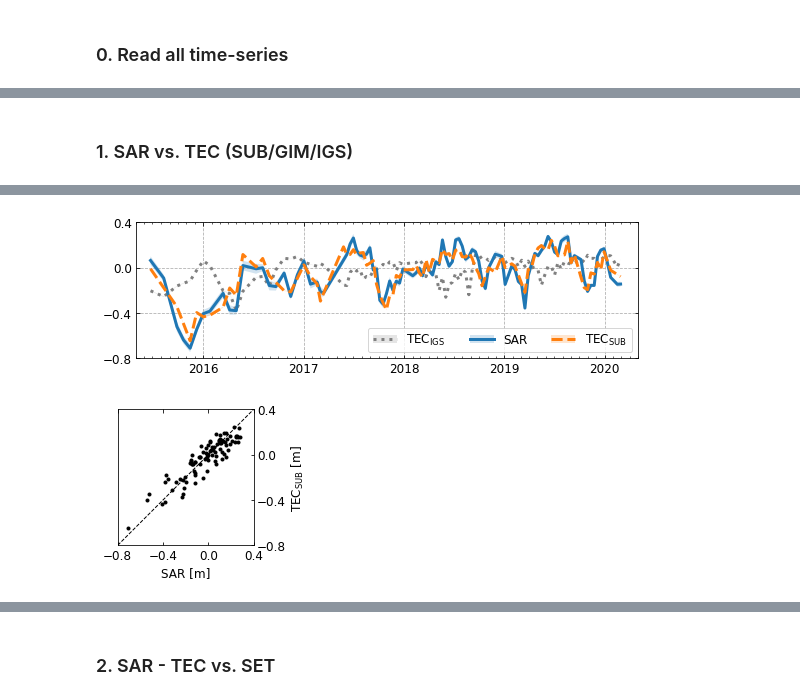
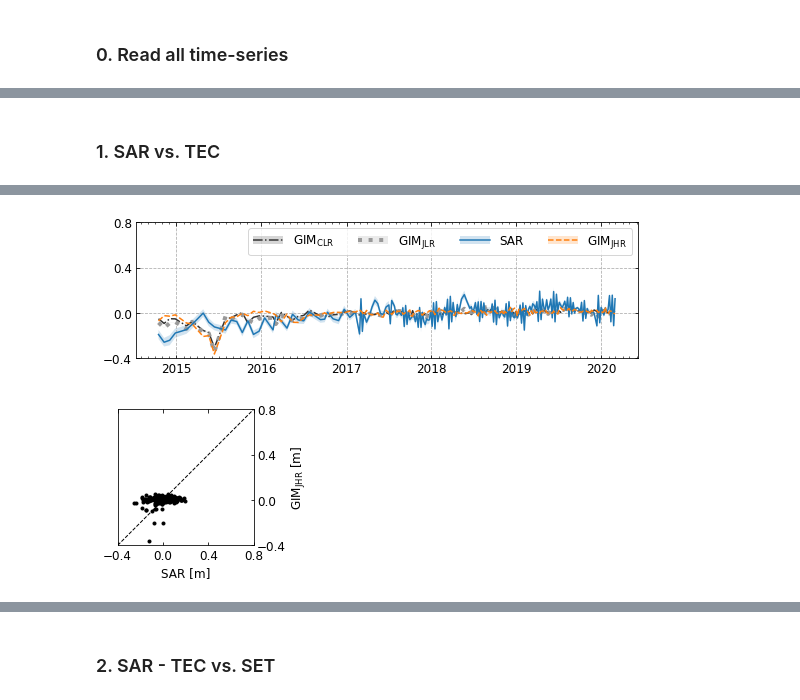
Before and after one commit to yunjunz/2022-Geolocation, a Jupyter notebook: Fig_TS_comp.ipynb, the cells around one changed output, grey strips where cells are left out. Saved outputs shown, nothing was run; the diff lists cells and outputs as text; code cells hidden in the pictures.

Commit message:
TS_comp: add CLR GIM and GIM interp comp
+ add CLR GIM pred to the plot
+ add code to compare the RMSE between different interp method for GIM
+ update to the latest TEC naming conventions

```diff
--- a/Fig_TS_comp.ipynb
+++ b/Fig_TS_comp.ipynb
@@ -38,10 +38,10 @@ lalo = [-21.30, -67.39]; box_suffix = 'boxLR'   # box in the lower right with hi
 
 # dir
 proj_dir = os.path.expanduser('~/data/geolocation/ChileSenAT149')
-#proj_dir = os.path.expanduser('~/data/geolocation/ChileSenDT156')
+proj_dir = os.path.expanduser('~/data/geolocation/ChileSenDT156')
 #proj_dir = os.path.expanduser('~/data/geolocation/KyushuAlos2DT23');  lalo = None; box_suffix = None
+
 proj_name = os.path.basename(proj_dir)
-
 work_dir = os.path.join(proj_dir, 'offset_comp')
 if box_suffix is not None:
     work_dir = os.path.join(work_dir, box_suffix)
@@ -150,66 +142,70 @@ read data from file: /Users/yunjunz/data/geolocation/ChileSenAT149/mintpy_offset
 # %% [markdown]
-### 1. SAR vs. TEC (SUB/GIM/IGS)
+### 1. SAR vs. TEC
 # %%
 ### Read Data
+x1 = ptime.date_list2vector(date_list)[0]
 # dset 1: SAR
-x1 = ptime.date_list2vector(date_list)[0]
-y1  = np.array(iDict['SAR']['med'])
-y1e = np.array(iDict['SAR']['mad']) * n
-
-# dset 2: SUB/GIM_TEC
-y2  = np.array(iDict[tec_type]['med']) * -1 # if proj_name == 'ChileSenAT149' else 1
-y2e = np.array(iDict[tec_type]['mad']) * n
-
-# dset 3: IGS TEC
-# something is strange on the sign of IGS TEC, need to check more carefully.
-y3  = np.array(iDict['igsTEC']['med']) * -1
-y3e = np.array(iDict['igsTEC']['mad']) * n
-
+y1  = np.array(iDict[dnames[0]]['med'])
+y1e = np.array(iDict[dnames[0]]['mad']) * n
+# dset 2: JHR/SUB TEC
+y2  = np.array(iDict[dnames[1]]['med']) * -1
+y2e = np.array(iDict[dnames[1]]['mad']) * n
+# dset 3: JLR TEC
+y3  = np.array(iDict[dnames[2]]['med']) * -1
+y3e = np.array(iDict[dnames[2]]['mad']) * n
+# dset 4: CLR TEC
+y4  = np.array(iDict[dnames[3]]['med']) * -1
+y4e = np.array(iDict[dnames[3]]['mad']) * n
 # align other data to SAR with a constant
-# Notes at 2020-08-25 by ZY: tried use the median difference as yoff, not noticeable difference, thus use the 1st for simplicity
 y1 -= np.nanmedian(y1)
 y2 -= np.nanmedian(y2 - y1)
 y3 -= np.nanmedian(y3 - y1)
+y4 -= np.nanmedian(y4 - y1)
 print('Min/max:')
-print(f'  SAR   : {np.min(y1*100):.1f} / {np.max(y1*100):.1f} cm')
-print(f'  igsTEC: {np.min(y3*100):.1f} / {np.max(y3*100):.1f} cm')
-print(f'  {tec_type}: {np.min(y2*100):.1f} / {np.max(y2*100):.1f} cm')
+print(f'  {dnames[0]:<6}: {np.min(y1*100):.1f} / {np.max(y1*100):.1f} cm')
+print(f'  {dnames[3]:<6}: {np.min(y4*100):.1f} / {np.max(y4*100):.1f} cm')
+print(f'  {dnames[2]:<6}: {np.min(y3*100):.1f} / {np.max(y3*100):.1f} cm')
+print(f'  {dnames[1]:<6}: {np.min(y2*100):.1f} / {np.max(y2*100):.1f} cm')
 
 # RMSE
 print('RMSE:')
 rmse = ut.root_mean_sq_error(y1);     print('  SAR         : {:.1f} cm'.format(rmse*100))
-rmse = ut.root_mean_sq_error(y1, y3); print('  SAR - igsTEC: {:.1f} cm'.format(rmse*100))
-rmse = ut.root_mean_sq_error(y1, y2); print('  SAR - {}: {:.1f} cm'.format(tec_type, rmse*100))
+rmse = ut.root_mean_sq_error(y1, y4); print('  SAR - {}: {:.1f} cm'.format(dnames[3], rmse*100))
+rmse = ut.root_mean_sq_error(y1, y3); print('  SAR - {}: {:.1f} cm'.format(dnames[2], rmse*100))
+rmse = ut.root_mean_sq_error(y1, y2); print('  SAR - {}: {:.1f} cm'.format(dnames[1], rmse*100))
 
 ### Figure 1 - TS
 if proj_name == 'ChileSenAT149':
-    vstep = 0.4; ylim = [-0.8, 0.4]; mks = [':', '-', '--']; loc = 'lower right'; xlim = [dt.datetime(2015, 5, 1), dt.datetime(2020, 5, 1)]
+    vstep = 0.4; ylim = [-0.8, 0.4]; loc = 'lower right'; xlim = [dt.datetime(2015, 5, 1), dt.datetime(2020, 5, 1)]
 elif proj_name == 'ChileSenDT156':
-    vstep = 0.4; ylim = [-0.4, 0.8]; mks = [':', '-', '--']; loc = 'best';        xlim = None
+    vstep = 0.4; ylim = [-0.4, 0.8]; loc = 'best';        xlim = None
 elif proj_name == 'KyushuAlos2DT23':
-    vstep = 5;   ylim = [-15, 5];    mks = [':', '-', '--']; loc = 'best';        xlim = None
+    vstep = 5;   ylim = [-15, 5];    loc = 'best';        xlim = None
+mks = ['-.',':', '-', '--']
+cs = ['0.2', '0.6', 'C0', 'C1']
 
 fig, ax = plt.subplots(nrows=1, ncols=1, figsize=figsize_ts)
 ps = []
-for i, (y, ye, c, m) in enumerate(zip([y3, y1, y2], [y3e, y1e, y2e], ['gray', 'C0', 'C1'], mks)):
+for i, (y, ye, c, m) in enumerate(zip([y4, y3, y1, y2], [y4e, y3e, y1e, y2e], cs, mks)):
     flag = ~np.isnan(y)
     y  = np.array(y)[flag]
     ye = np.array(ye)[flag]
     x  = np.array(x1)[flag]
     p0  = ax.fill_between(x, y-ye, y+ye, fc=c, ec='none', alpha=0.2)
-    kwargs = dict()
-    if c == 'gray':
-        kwargs['linewidth'] = 3.0
+    kwargs = dict(linewidth=1.5) if i == 0 else dict(linewidth=4.0) if i == 1 else dict()
     p1, = ax.plot(x, y, m, color=c, ms=4, **kwargs)
     ps.append((p0, p1))
 # axis format
 utils.adjust_ts_axis_format(ax, x=x1, vstep=vstep, xlim=xlim, ylim=ylim, ylabel=None)
-xname = 'TEC$_\mathrm{{{}}}$'.format(tec_type[:3].upper())
-ax.legend(handles=ps, labels=['TEC$_\mathrm{IGS}$', 'SAR', xname], loc=loc, ncol=len(ps))
-#fig.tight_layout()
-#ax.set_xticklabels([])
+labels = ['GIM$_\mathrm{{{}}}$'.format(dnames[3].replace('TEC','').upper()),
+          'GIM$_\mathrm{{{}}}$'.format(dnames[2].replace('TEC','').upper()),
+          'GIM$_\mathrm{{{}}}$'.format(dnames[1].replace('TEC','').upper())]
+xname = labels[-1]
+ax.legend(handles=ps, labels=[labels[-3], labels[-2], 'SAR', labels[-1]], loc=loc, ncol=len(ps), handlelength=2.5)
+#ax.annotate('RMSE: {:.1f} cm'.format(ut.root_mean_sq_error(y1, y3)*100.), xy=(dt.datetime(2016,1,1), 0.3))
+#ax.annotate('RMSE: {:.1f} cm'.format(ut.root_mean_sq_error(y1, y3)*100.), xy=(dt.datetime(2016,5,1), -0.6))
 # output
-out_fig = os.path.join(work_dir, 'TS_SAR_vs_{}.pdf'.format(tec_type))
+out_fig = os.path.join(work_dir, 'TS_SAR_vs_{}.pdf'.format(dnames[1]))
 print('save figure to file', out_fig)
 plt.savefig(out_fig, bbox_inches='tight', transparent=True, dpi=300)
 
@@ -220,9 +216,9 @@ utils.plot_dot_figure(ax, x=y1, y=y2, vlim=ylim, vstep=vstep)
 ax.set_xlabel('{} [m]'.format('SAR'), color='k')
 ax.set_ylabel('{} [m]'.format(xname), color='k', labelpad=None)
 # output
-out_fig = os.path.join(work_dir, 'DOT_SAR_vs_{}.pdf'.format(tec_type))
+out_fig = os.path.join(work_dir, 'DOT_SAR_vs_{}.pdf'.format(dnames[1]))
 print('save figure to file', out_fig)
-plt.savefig(out_fig, bbox_inches='tight', transparent=True, dpi=300)
+#plt.savefig(out_fig, bbox_inches='tight', transparent=True, dpi=300)
 
 plt.show()
 # %% [output]
@@ -242,2 +240,2 @@ save figure to file /Users/yunjunz/data/geolocation/ChileSenAT149/offset_comp/bo
-[figure, old version]
+[figure, new version]
-[figure, old version]
+[figure, new version]
```
Also changed, not shown: parts of 8 cells of this notebook, 1 other file.
